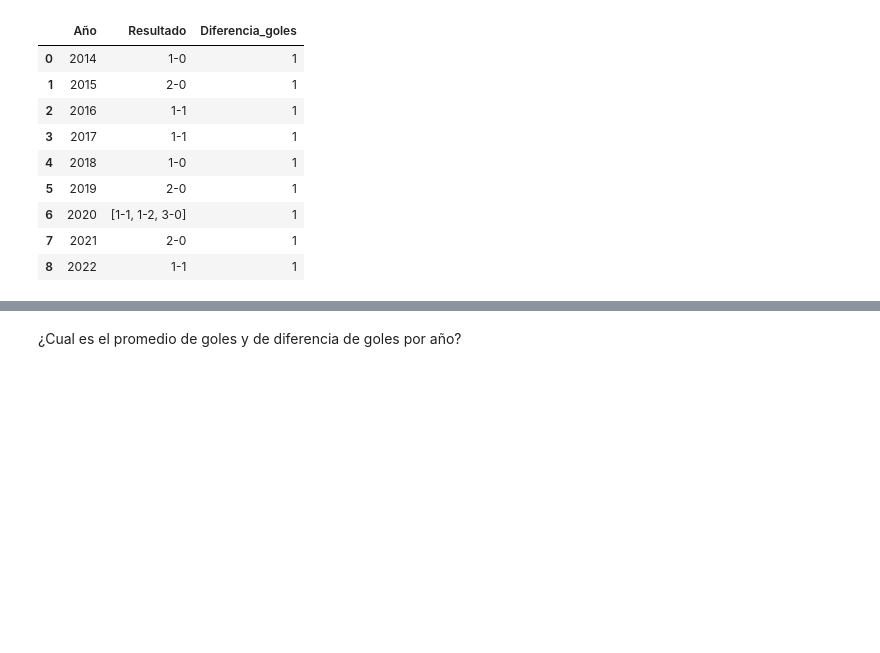
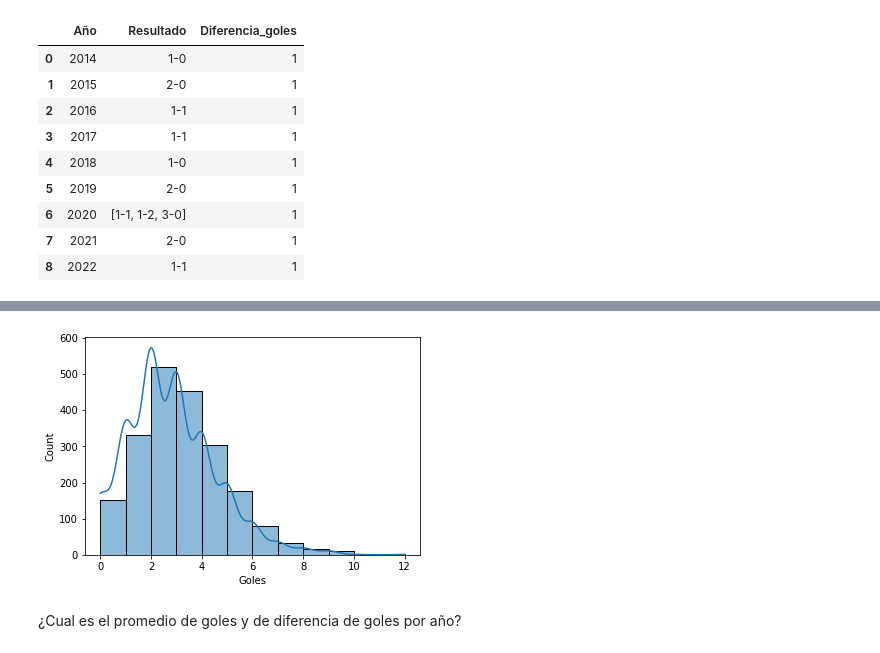
Before and after one commit to ThareauB/Proyecto-libertadores, a Jupyter notebook: proyecto_lib_ y_champ.ipynb, the cells around one changed output, grey strips where cells are left out. Cells and saved outputs as stored; diff of their text form; code cells hidden in the pictures; blank space fills up the shorter version.

```diff
--- a/proyecto_lib_ y_champ.ipynb
+++ b/proyecto_lib_ y_champ.ipynb
@@ -780,3 +790,7 @@ p2_concat
+# %%
+sns.histplot(data = df_concat, x = "Goles", kde = True, bins = 12);
+# %% [output]
+[figure, added]
 # %% [markdown]
 ¿Cual es el promedio de goles y de diferencia de goles por año?
 # %%
```
Also changed, not shown: parts of 15 cells of this notebook.
